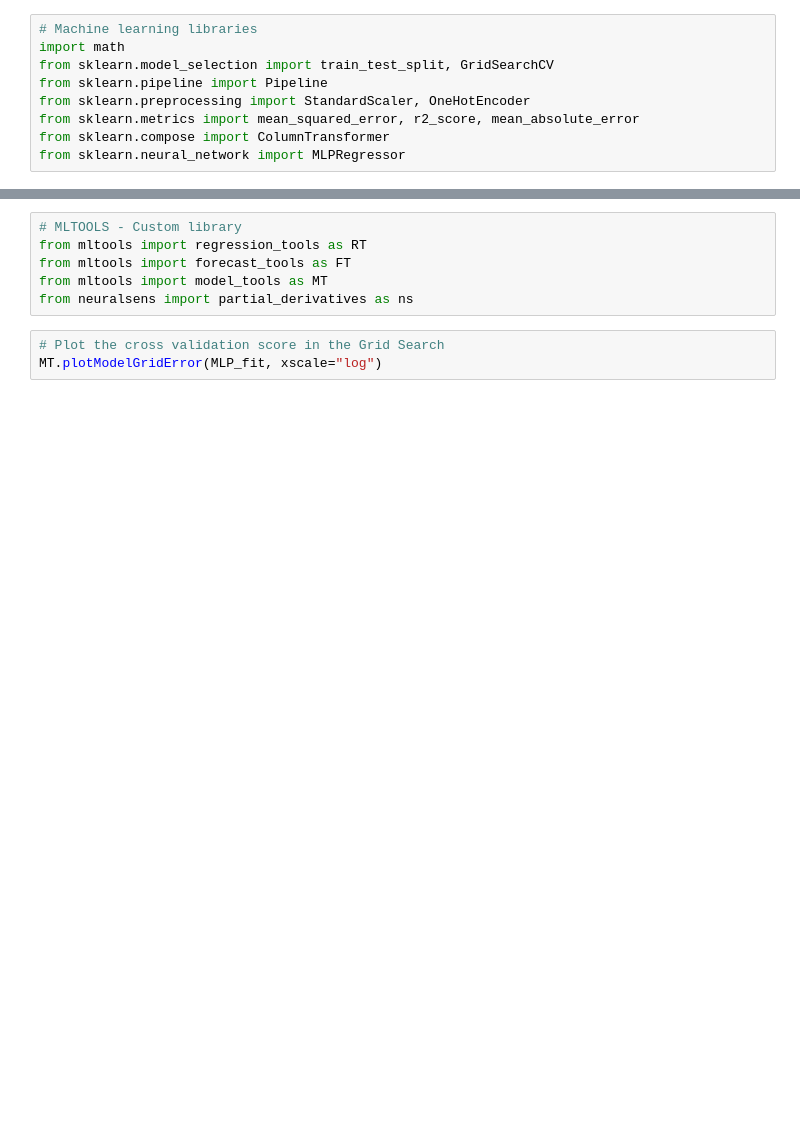
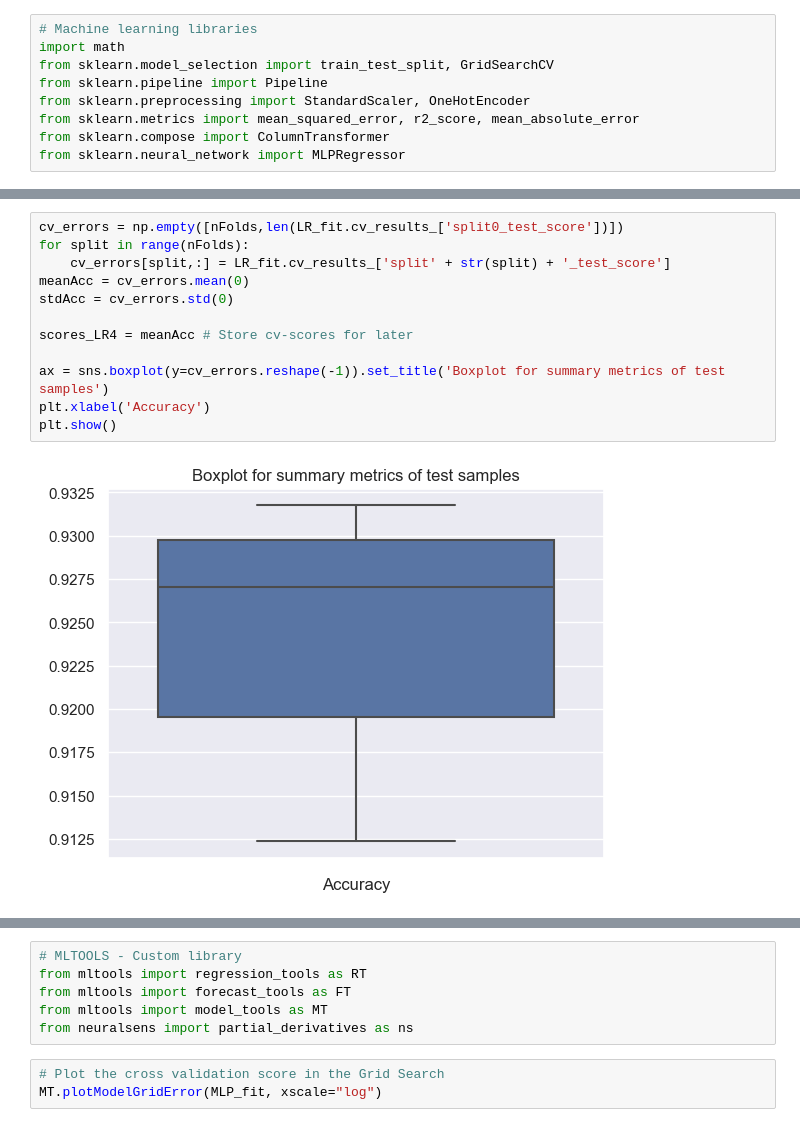
Before and after one commit to MARIABELENSB/Assessment1_MLII, a Jupyter notebook: src/2.Basic_model_regression.ipynb, the cells around one changed output, grey strips where cells are left out. Drawn from its saved outputs; the diff is of its cells as text; blank space fills up the shorter version.

```diff
--- a/src/2.Basic_model_regression.ipynb
+++ b/src/2.Basic_model_regression.ipynb
@@ -180,0 +290,14 @@ from sklearn.neural_network import MLPRegressor
+# %%
+cv_errors = np.empty([nFolds,len(LR_fit.cv_results_['split0_test_score'])])
+for split in range(nFolds):
+    cv_errors[split,:] = LR_fit.cv_results_['split' + str(split) + '_test_score']
+meanAcc = cv_errors.mean(0)
+stdAcc = cv_errors.std(0)
+
+scores_LR4 = meanAcc # Store cv-scores for later
+
+ax = sns.boxplot(y=cv_errors.reshape(-1)).set_title('Boxplot for summary metrics of test samples')
+plt.xlabel('Accuracy')
+plt.show()
+# %% [output]
+[figure, added]
```
Also changed, not shown: parts of 76 cells of this notebook, 7 other files.
